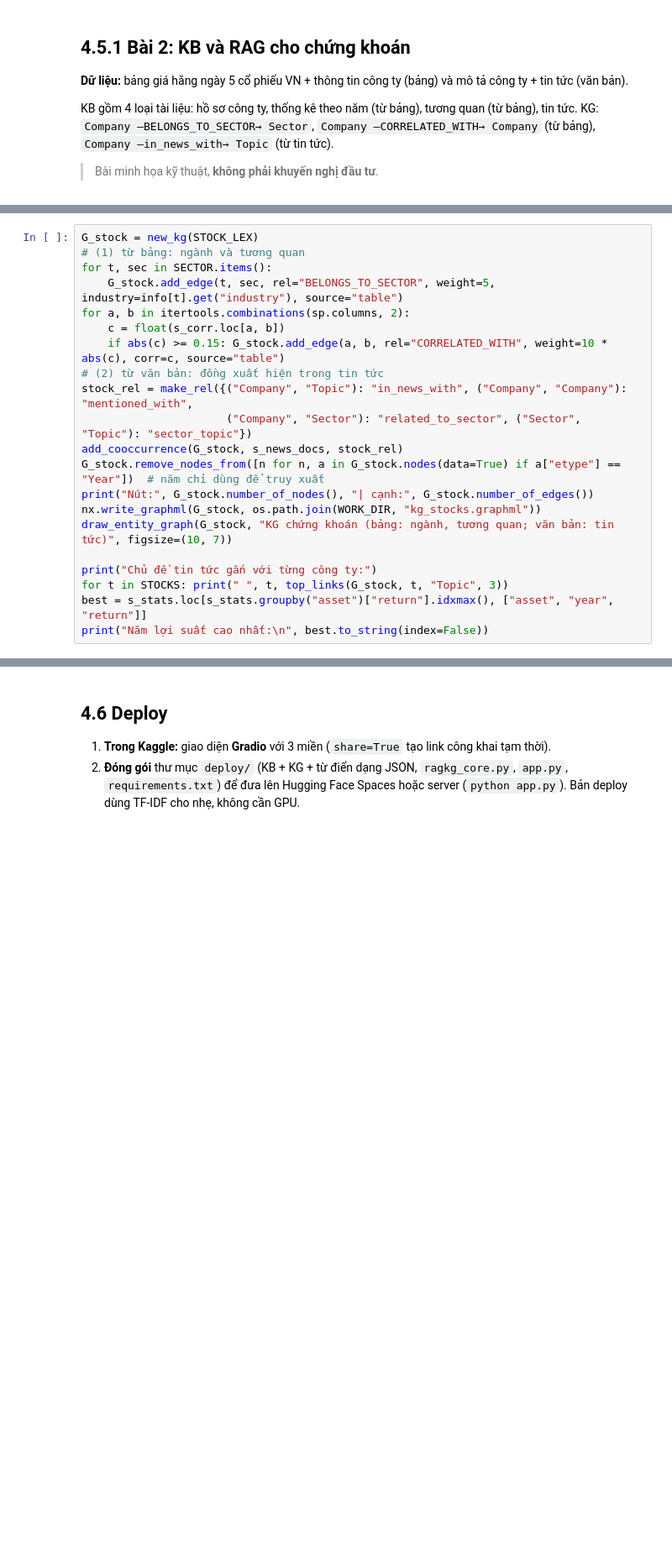
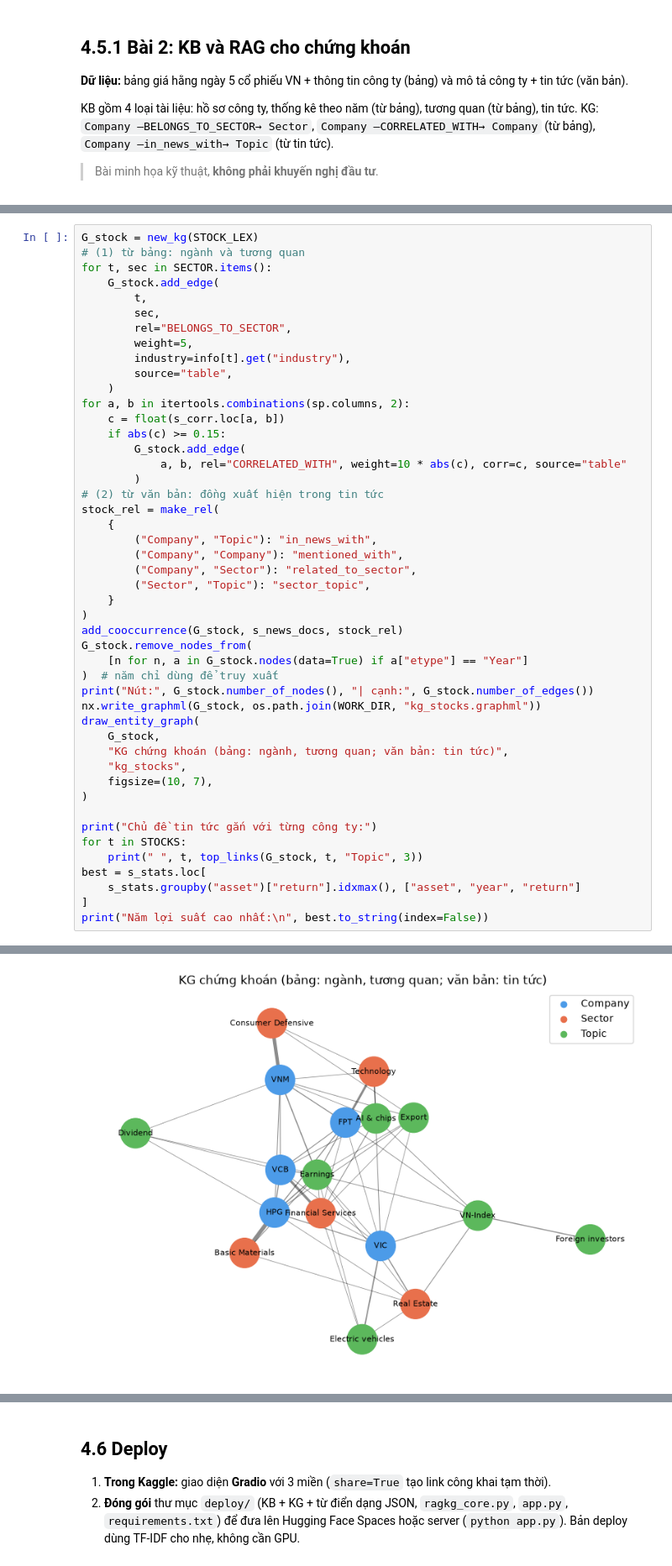
Before and after one commit to lyhaiquan/KG_RAG, a Jupyter notebook: RAG_KG_Kaggle.ipynb, the cells around one changed output, grey strips where cells are left out. Shown at 84% size. Saved outputs shown, nothing was run; the diff lists cells and outputs as text; blank space fills up the shorter version.

```diff
--- a/RAG_KG_Kaggle.ipynb
+++ b/RAG_KG_Kaggle.ipynb
@@ -534,20 +966,47 @@ print(len(stock_docs), "tài liệu:", collections.Counter(d["source"].split(":"
 G_stock = new_kg(STOCK_LEX)
 # (1) từ bảng: ngành và tương quan
 for t, sec in SECTOR.items():
-    G_stock.add_edge(t, sec, rel="BELONGS_TO_SECTOR", weight=5, industry=info[t].get("industry"), source="table")
+    G_stock.add_edge(
+        t,
+        sec,
+        rel="BELONGS_TO_SECTOR",
+        weight=5,
+        industry=info[t].get("industry"),
+        source="table",
+    )
 for a, b in itertools.combinations(sp.columns, 2):
     c = float(s_corr.loc[a, b])
-    if abs(c) >= 0.15: G_stock.add_edge(a, b, rel="CORRELATED_WITH", weight=10 * abs(c), corr=c, source="table")
+    if abs(c) >= 0.15:
+        G_stock.add_edge(
+            a, b, rel="CORRELATED_WITH", weight=10 * abs(c), corr=c, source="table"
+        )
 # (2) từ văn bản: đồng xuất hiện trong tin tức
-stock_rel = make_rel({("Company", "Topic"): "in_news_with", ("Company", "Company"): "mentioned_with",
-                      ("Company", "Sector"): "related_to_sector", ("Sector", "Topic"): "sector_topic"})
+stock_rel = make_rel(
+    {
+        ("Company", "Topic"): "in_news_with",
+        ("Company", "Company"): "mentioned_with",
+        ("Company", "Sector"): "related_to_sector",
+        ("Sector", "Topic"): "sector_topic",
+    }
+)
 add_cooccurrence(G_stock, s_news_docs, stock_rel)
-G_stock.remove_nodes_from([n for n, a in G_stock.nodes(data=True) if a["etype"] == "Year"])  # năm chỉ dùng để truy xuất
+G_stock.remove_nodes_from(
+    [n for n, a in G_stock.nodes(data=True) if a["etype"] == "Year"]
+)  # năm chỉ dùng để truy xuất
 print("Nút:", G_stock.number_of_nodes(), "| cạnh:", G_stock.number_of_edges())
 nx.write_graphml(G_stock, os.path.join(WORK_DIR, "kg_stocks.graphml"))
-draw_entity_graph(G_stock, "KG chứng khoán (bảng: ngành, tương quan; văn bản: tin tức)", figsize=(10, 7))
+draw_entity_graph(
+    G_stock,
+    "KG chứng khoán (bảng: ngành, tương quan; văn bản: tin tức)",
+    "kg_stocks",
+    figsize=(10, 7),
+)
 
 print("Chủ đề tin tức gắn với từng công ty:")
-for t in STOCKS: print(" ", t, top_links(G_stock, t, "Topic", 3))
-best = s_stats.loc[s_stats.groupby("asset")["return"].idxmax(), ["asset", "year", "return"]]
+for t in STOCKS:
+    print(" ", t, top_links(G_stock, t, "Topic", 3))
+best = s_stats.loc[
+    s_stats.groupby("asset")["return"].idxmax(), ["asset", "year", "return"]
+]
 print("Năm lợi suất cao nhất:\n", best.to_string(index=False))
+# %% [output]
@@ -553,0 +1014 @@ print("Năm lợi suất cao nhất:\n", best.to_string(index=False))
+[figure, added]
```
Also changed, not shown: parts of 21 cells of this notebook, 26 other files.
